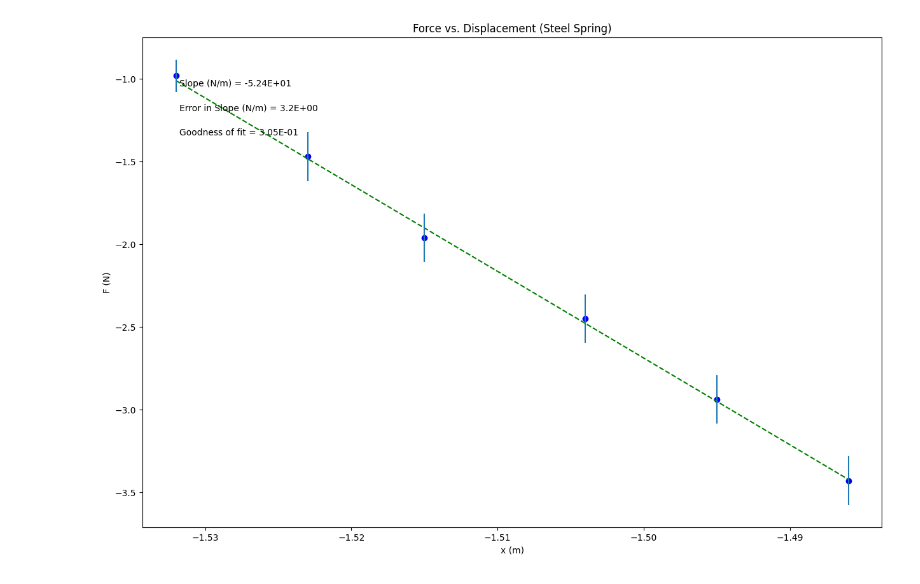
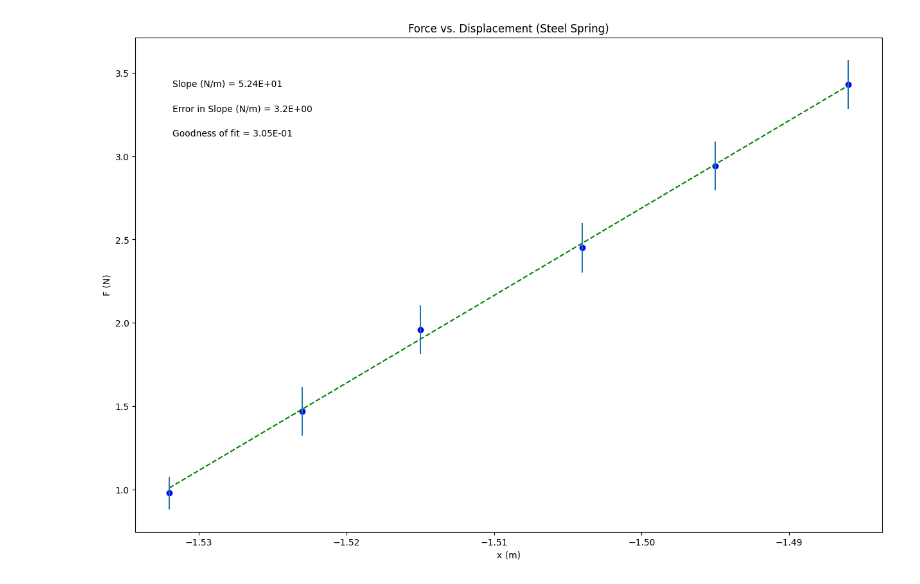
Before and after one commit to emoney175343/PHSX_216N, a Jupyter notebook: PHSX_216N_Steel.ipynb, the cells around one changed output. Drawn from its saved outputs; the diff is of its cells as text; code cells hidden in the pictures.

```diff
--- a/PHSX_216N_Steel.ipynb
+++ b/PHSX_216N_Steel.ipynb
@@ -16,7 +16,7 @@ import matplotlib.pyplot as plt
 #CHANGE THE VARIABLE NAMES and numbers to match your data
 
 x = np.array([-1.532, -1.523, -1.515, -1.504, -1.495, -1.486]) #what are units?
-F = np.array([-0.98, -1.47, -1.96, -2.45, -2.94, -3.43]) #what are units?
+F = np.array([0.98, 1.47, 1.96, 2.45, 2.94, 3.43]) #what are units?
 
 
 #-----------------------------------------------------------------------#
@@ -88,31 +88,31 @@ elif annotation_placement==3 or annotation_placement==4:
     ypos=[.2,.15,.1]
 
 #-----------------------------------------------------------------------#
 #Don't need to change anything in this section!
 
 #Plot data on graph. Plot error bars and place values for slope,
 #error in slope and goodness of fit on the plot using "annotate"
 
 plt.figure(figsize=(15,10))
 
 plt.plot(x, fit, color='green', linestyle='--')
 plt.scatter(x, y, color='blue', marker='o')
 
 plt.xlabel(x_label)
 plt.ylabel(y_label)
 plt.title(plot_title)
 
 plt.errorbar(x, y, yerr=dy, xerr=None, fmt="none") #don't need to plot x error bars
 
 plt.annotate('Slope ({}) = {value:.{digits}E}'.format(slope_units,value=m, digits=2),
              (xpos, ypos[0]), xycoords='axes fraction')
 
 plt.annotate('Error in Slope ({}) = {value:.{digits}E}'.format(slope_units,value=dm, digits=1),
              (xpos, ypos[1]), xycoords='axes fraction')
 
 plt.annotate('Goodness of fit = {value:.{digits}E}'.format(value=N, digits=2),
              (xpos, ypos[2]), xycoords='axes fraction')
 
 plt.show()
 # %% [output]
-[figure, old version]
+[figure, new version]
```
